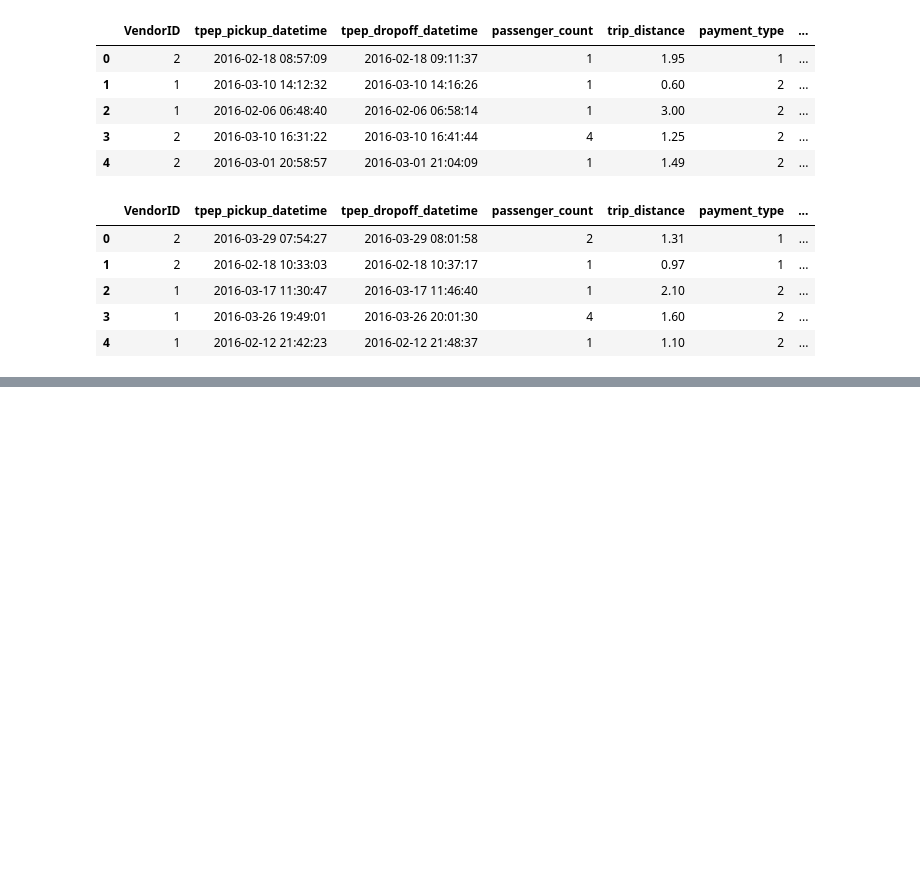
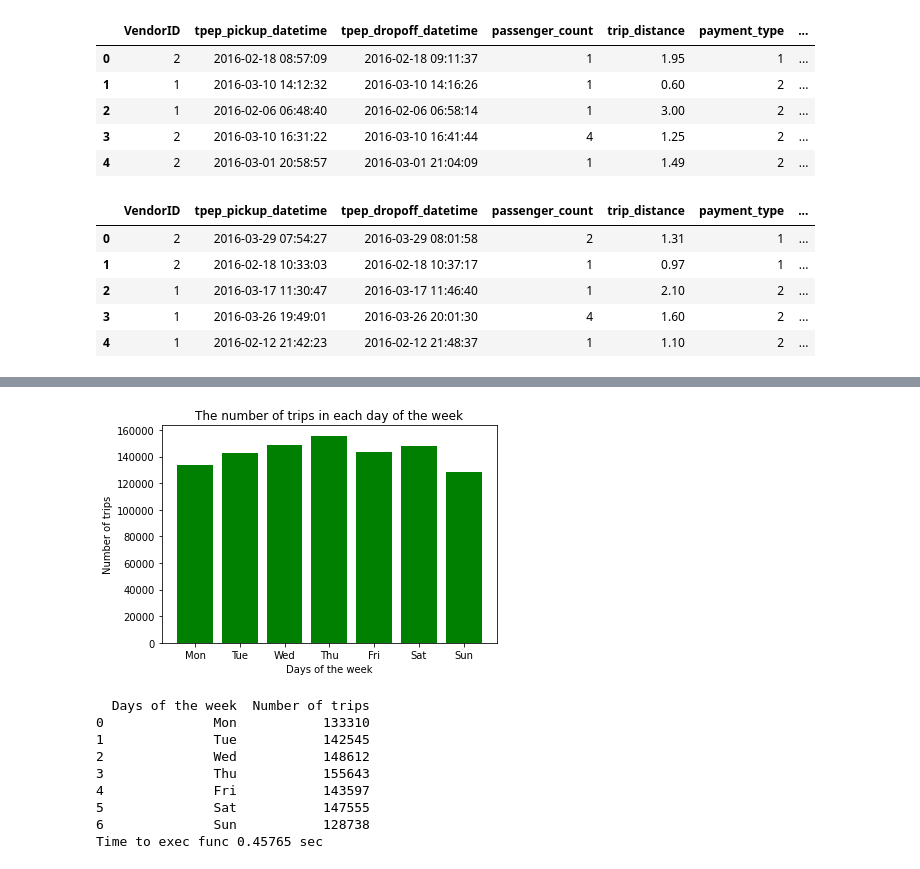
Before and after one commit to nhut3110/Final-Exam---Process-CSV-files, a Jupyter notebook: final.ipynb, the cells around one changed output, grey strips where cells are left out. Saved outputs shown, nothing was run; the diff lists cells and outputs as text; code cells hidden in the pictures; blank space fills up the shorter version.

```diff
--- a/final.ipynb
+++ b/final.ipynb
@@ -375,0 +420,13 @@ Question 10:
+# %%
+questionTen(dataMedium)
+# %% [output]
+[figure, added]
+  Days of the week  Number of trips
+0              Mon           133310
+1              Tue           142545
+2              Wed           148612
+3              Thu           155643
+4              Fri           143597
+5              Sat           147555
+6              Sun           128738
+Time to exec func 0.45765 sec
```
Also changed, not shown: parts of 48 cells of this notebook.
